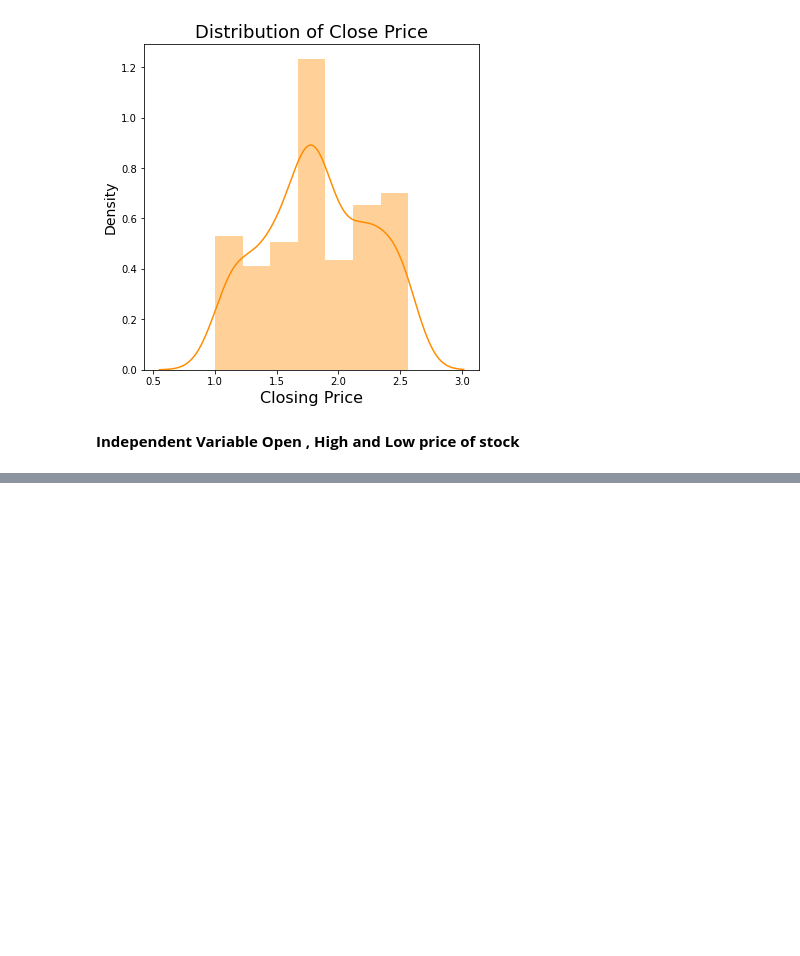
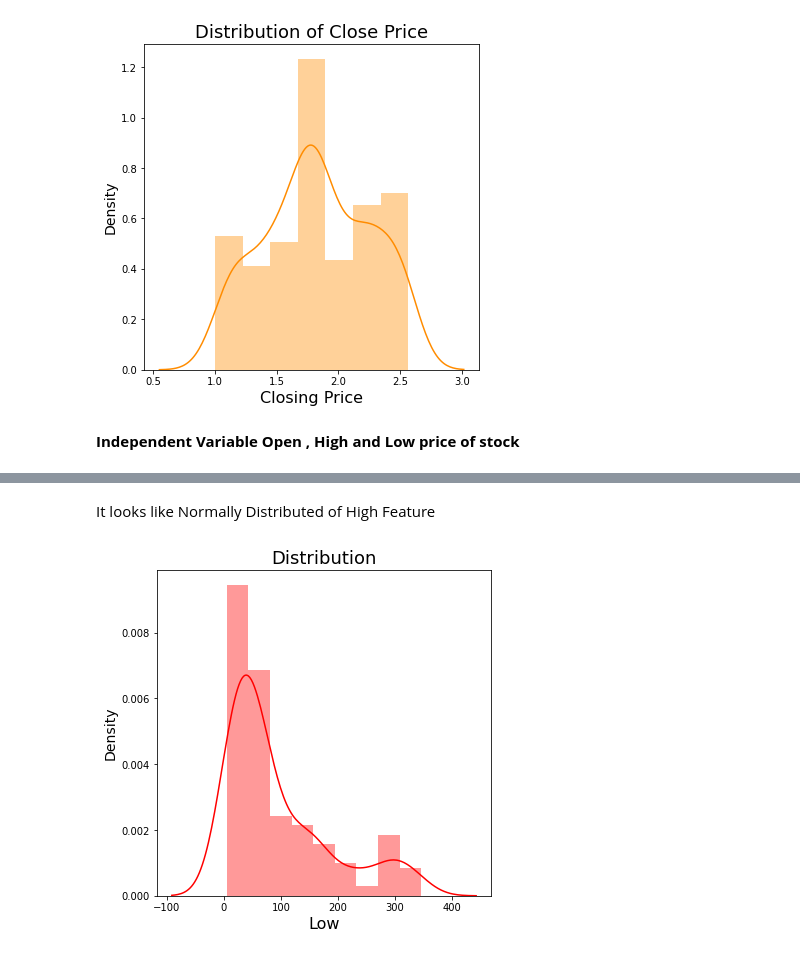
Before and after one commit to Vinitladse/YES-BANK-STOCK-CLOSING-PRICE-PREDICTION, a Jupyter notebook: YES_BANK_STOCK_CLOSING_PRICE_PREDICTION.ipynb, the cells around one changed output, grey strips where cells are left out. Saved outputs shown, nothing was run; the diff lists cells and outputs as text; code cells hidden in the pictures; blank space fills up the shorter version.

```diff
--- a/YES_BANK_STOCK_CLOSING_PRICE_PREDICTION.ipynb
+++ b/YES_BANK_STOCK_CLOSING_PRICE_PREDICTION.ipynb
@@ -204,0 +239,14 @@ plt.show()
+# %% [markdown]
+It looks like Normally Distributed of High Feature
+# %%
+# for Normal Distribution
+# ploting for Distribution of 'Low' Feature
+
+plt.figure(figsize = (6,6))
+sns.distplot(Dataset['Low'], color = 'Red')
+plt.title('Distribution', fontsize=18)
+plt.xlabel('Low', fontsize= 16)
+plt.ylabel('Density', fontsize=14)
+plt.show()
+# %% [output]
+[figure, added]
```
Also changed, not shown: parts of 21 cells of this notebook.
